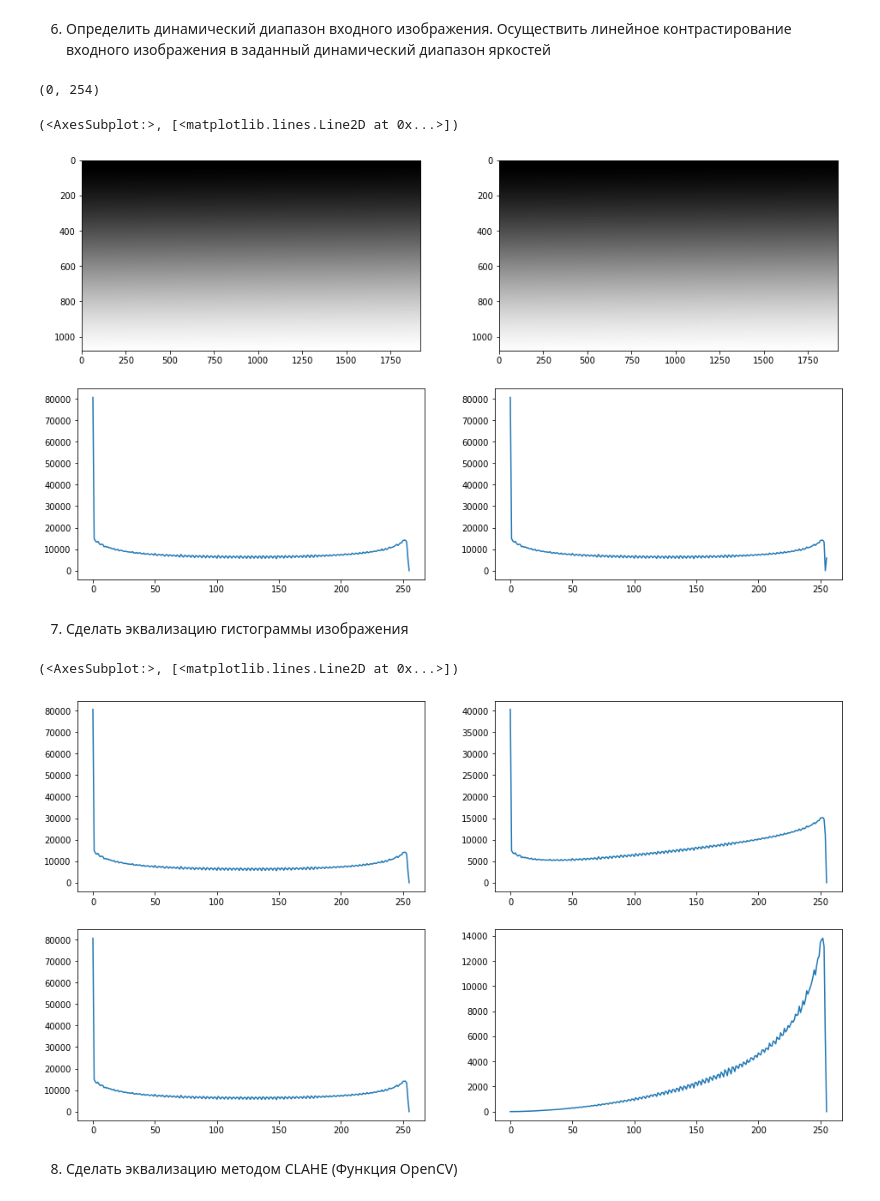
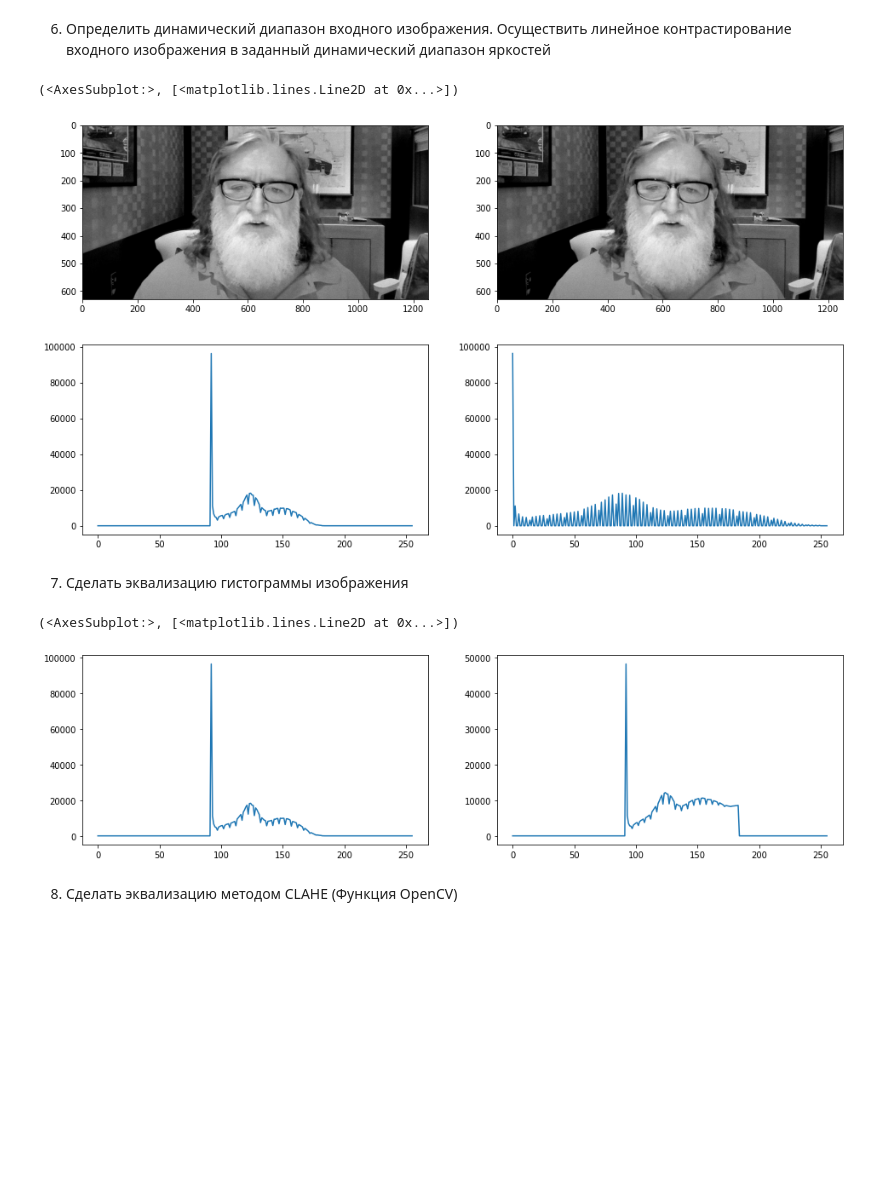
Before and after one commit to Liptee/Image-processing, a Jupyter notebook: LAB1/img_processing.ipynb, the cells around one changed output. Cells and saved outputs as stored; diff of their text form; code cells hidden in the pictures; blank space fills up the shorter version.

```diff
--- a/LAB1/img_processing.ipynb
+++ b/LAB1/img_processing.ipynb
@@ -8,7 +8,7 @@ import matplotlib.pyplot as plt
 # %% [markdown]
 1. Считать цветное rgb изображение
 # %%
-img = cv2.imread("gradient.jpg")
+img = cv2.imread("index.png")
 # %% [markdown]
 2. Преобразовать изображение в градации серого
 # %%
@@ -144,10 +144,6 @@ def line_contrasting(img):
     min, max = find_edges(h)
     copy = (img-min)/(max-min)*255
     return copy.astype('uint8')
-# %%
-find_edges(hist)
-# %% [output]
-(0, 254)
 # %%
 contr = line_contrasting(gray)
 plt.figure(figsize=(16,9))
@@ -157,7 +153,7 @@ plt.subplot(223),plt.plot(make_hist(gray))
 plt.subplot(224),plt.plot(make_hist(contr))
 # %% [output]
 (<AxesSubplot:>, [<matplotlib.lines.Line2D at 0x...>])
-[figure, old version]
+[figure, new version]
 # %% [markdown]
 7. Сделать эквализацию гистограммы изображения
 # %%
@@ -206,14 +172,11 @@ def equalize_v3(hist):
 # %%
 eq_hist = equalize(hist)
-eq2_hist = equalize_v2(hist)
 plt.figure(figsize=(16,9))
 plt.subplot(221),plt.plot(hist)
 plt.subplot(222),plt.plot(eq_hist)
-plt.subplot(223),plt.plot(hist)
-plt.subplot(224),plt.plot(eq2_hist)
 # %% [output]
 (<AxesSubplot:>, [<matplotlib.lines.Line2D at 0x...>])
-[figure, old version]
+[figure, new version]
 # %% [markdown]
 8. Сделать эквализацию методом CLAHE (Функция OpenCV)
 # %%
```
Also changed, not shown: parts of 13 cells of this notebook.
